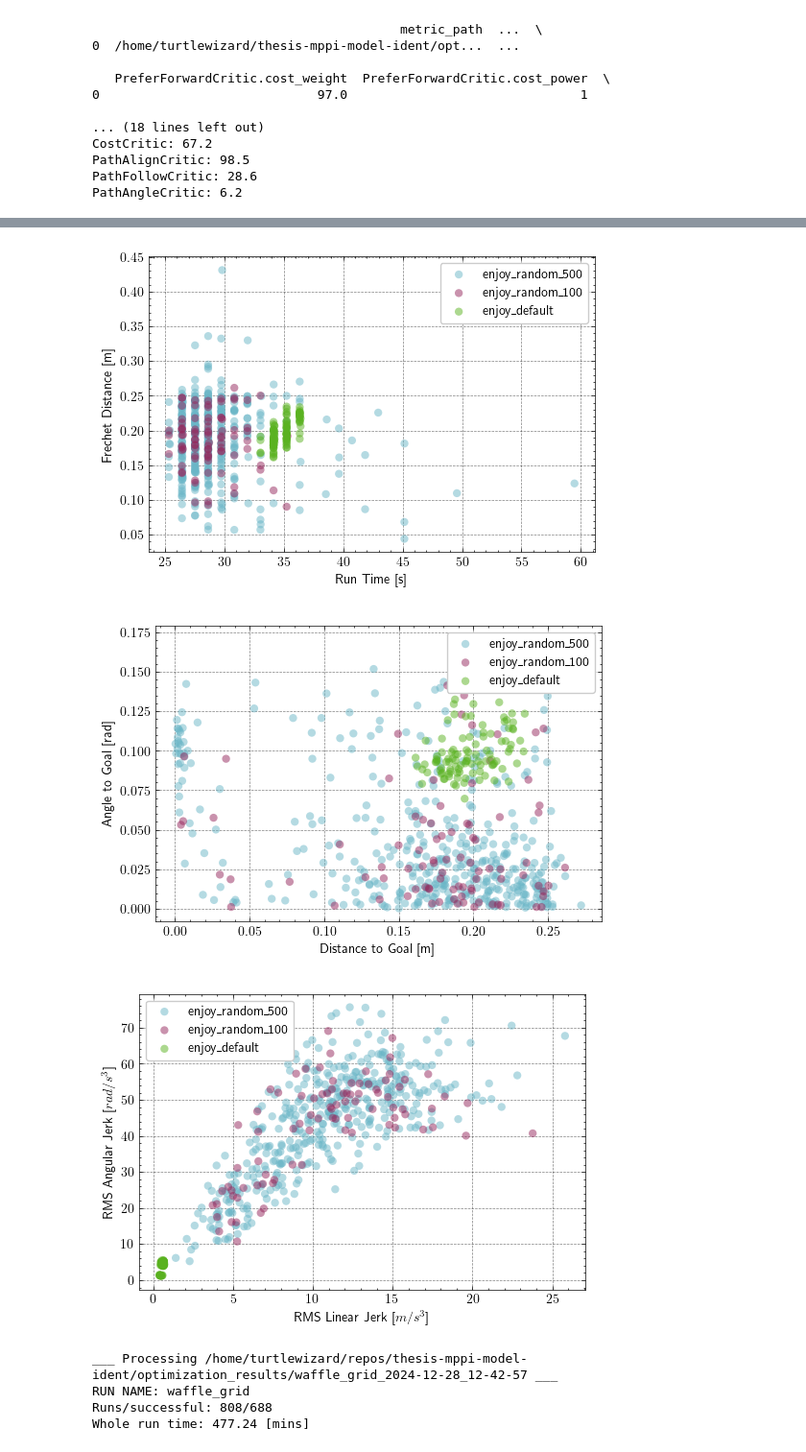
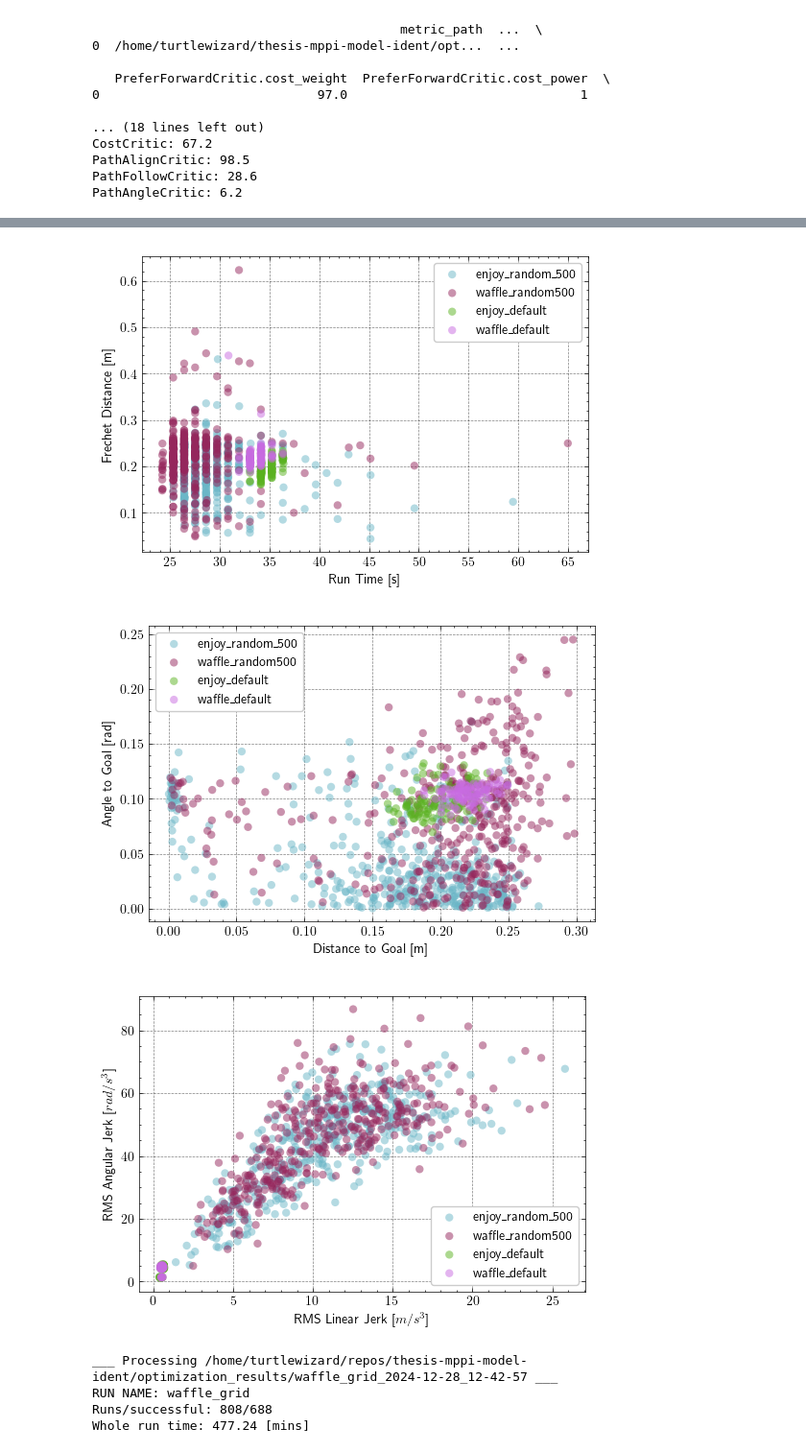
Before and after one commit to turtlewizard73/thesis-mppi-model-ident, a Jupyter notebook: workspace/src/controller_optimization/plots.ipynb, the cells around one changed output, grey strips where cells are left out. Shown at 96% size. Drawn from its saved outputs; the diff is of its cells as text; code cells hidden in the pictures.

```diff
--- a/workspace/src/controller_optimization/plots.ipynb
+++ b/workspace/src/controller_optimization/plots.ipynb
@@ -405,27 +408,32 @@ plt.show()
 # %%
 # plot the random result of enjoy
 trial_datas_rand_enjoy = {
     'enjoy_random_500': enjoy_rand500_data,
-    'enjoy_random_100': enjoy_rand100_data,
+    # 'enjoy_random_100': enjoy_rand100_data,
+    'waffle_random500': waffle_rand500_data,
+    # 'waffle_random100': waffle_rand100_data,
     'enjoy_default': enjoy_std_data,
+    'waffle_default': waffle_std_data,
 }
 
 with plt.style.context(['science', 'grid']):
     rand_fig_6 = scatter_time_frechet(trial_datas_rand_enjoy)
     rand_fig_7 = scatter_distance_angle(trial_datas_rand_enjoy)
     rand_fig_8 = scatter_rms(trial_datas_rand_enjoy)
 
 rand_fig_6.savefig(os.path.join(
     SAVE_PATH, '16_rand_fig_6_scatter_time_frechet_enjoy.png'), dpi=DPI, bbox_inches='tight')
 rand_fig_7.savefig(os.path.join(
     SAVE_PATH, '17_rand_fig_7_scatter_distance_angle_enjoy.png'), dpi=DPI, bbox_inches='tight')
 rand_fig_8.savefig(os.path.join(SAVE_PATH, '18_rand_fig_8_scatter_rms_enjoy.png'),
                    dpi=DPI, bbox_inches='tight')
 plt.show()
+
+# nem lényeges mert enjoy random
 # %% [output]
-[figure, old version]
+[figure, new version]
-[figure, old version]
+[figure, new version]
-[figure, old version]
+[figure, new version]
 # %%
 # __________ GRID TRIALS __________
 waffle_grid_path = WORK_DIR + '/waffle_grid_2024-12-28_12-42-57'
```
Also changed, not shown: parts of 7 cells of this notebook, 3 other files.
